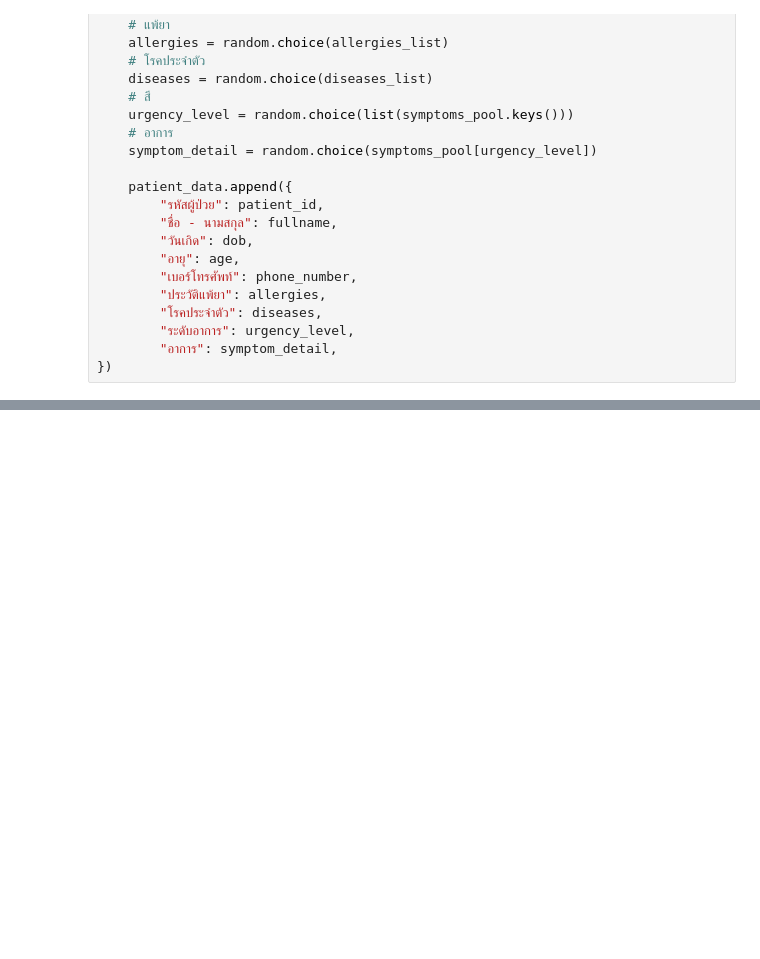
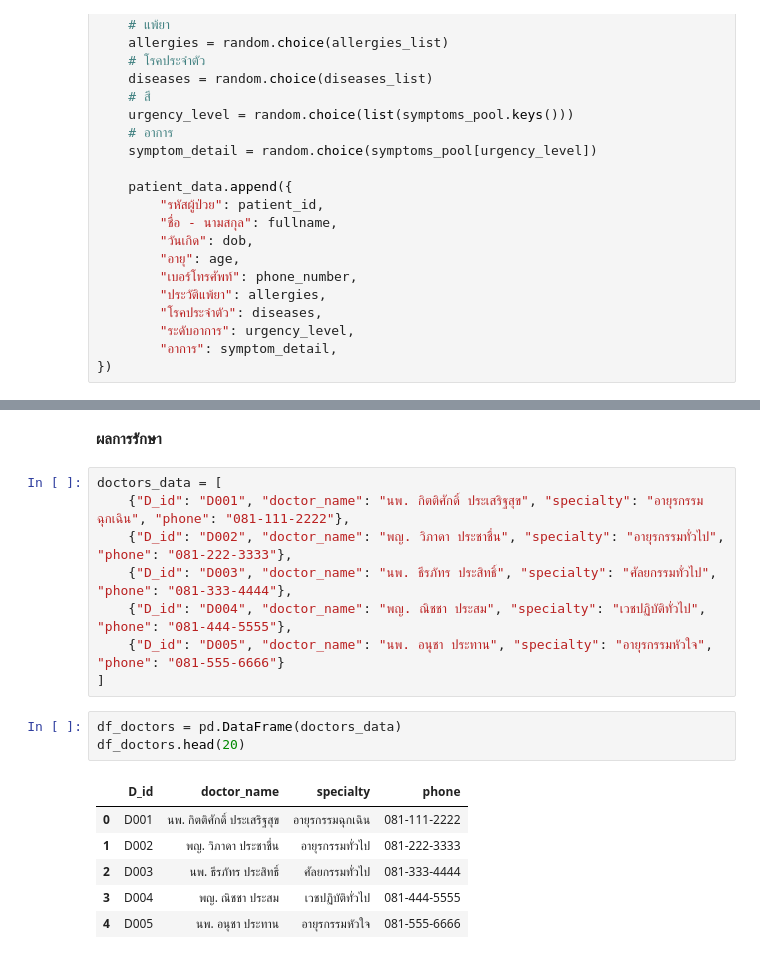
Before and after one commit to Nxpze/essencial-project1, a Jupyter notebook: patients_model.ipynb, the cells around one changed output, grey strips where cells are left out. Saved outputs shown, nothing was run; the diff lists cells and outputs as text; blank space fills up the shorter version.

```diff
--- a/patients_model.ipynb
+++ b/patients_model.ipynb
@@ -114,0 +143,20 @@ df_patients.head(20)
+# %% [markdown]
+**ผลการรักษา**
+# %%
+doctors_data = [
+    {"D_id": "D001", "doctor_name": "นพ. กิตติศักดิ์ ประเสริฐสุข", "specialty": "อายุรกรรมฉุกเฉิน", "phone": "081-111-2222"},
+    {"D_id": "D002", "doctor_name": "พญ. วิภาดา ประชาชื่น", "specialty": "อายุรกรรมทั่วไป", "phone": "081-222-3333"},
+    {"D_id": "D003", "doctor_name": "นพ. ธีรภัทร ประสิทธิ์", "specialty": "ศัลยกรรมทั่วไป", "phone": "081-333-4444"},
+    {"D_id": "D004", "doctor_name": "พญ. ณิชชา ประสม", "specialty": "เวชปฏิบัติทั่วไป", "phone": "081-444-5555"},
+    {"D_id": "D005", "doctor_name": "นพ. อนุชา ประทาน", "specialty": "อายุรกรรมหัวใจ", "phone": "081-555-6666"}
+]
+# %%
+df_doctors = pd.DataFrame(doctors_data)
+df_doctors.head(20)
+# %% [output]
+|  | D_id | doctor_name | specialty | phone |
+| 0 | D001 | นพ. กิตติศักดิ์ ประเสริฐสุข | อายุรกรรมฉุกเฉิน | 081-111-2222 |
+| 1 | D002 | พญ. วิภาดา ประชาชื่น | อายุรกรรมทั่วไป | 081-222-3333 |
+| 2 | D003 | นพ. ธีรภัทร ประสิทธิ์ | ศัลยกรรมทั่วไป | 081-333-4444 |
+| 3 | D004 | พญ. ณิชชา ประสม | เวชปฏิบัติทั่วไป | 081-444-5555 |
+| 4 | D005 | นพ. อนุชา ประทาน | อายุรกรรมหัวใจ | 081-555-6666 |
```
Also changed, not shown: parts of 12 cells of this notebook.
